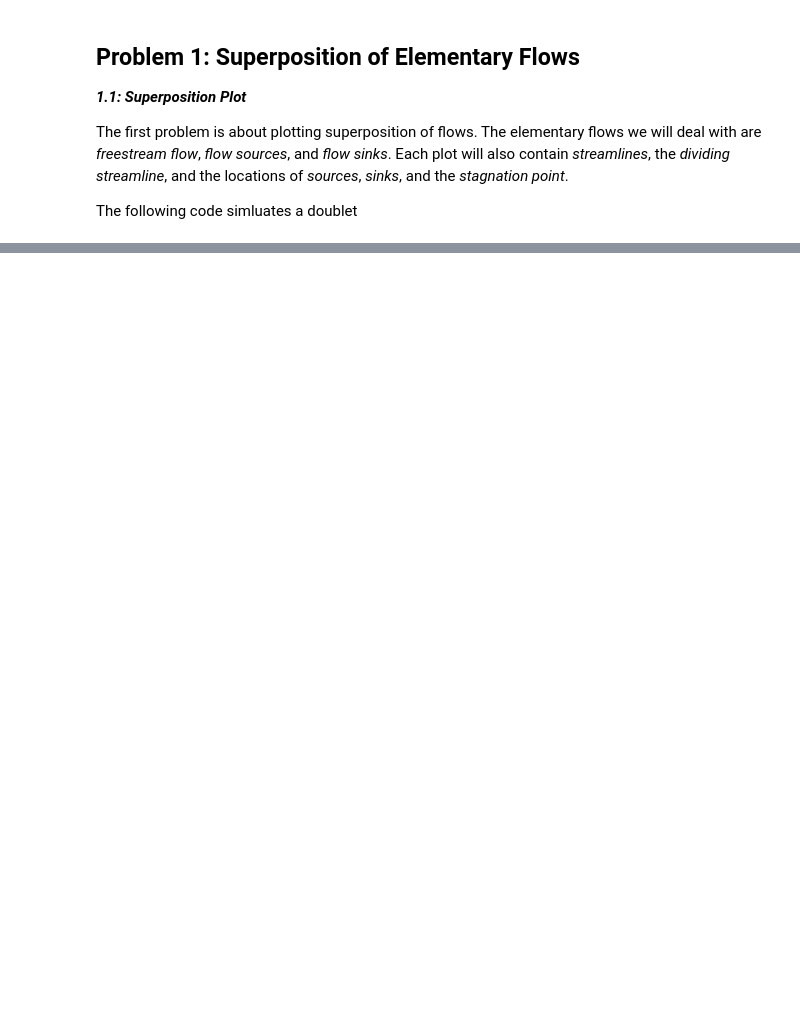
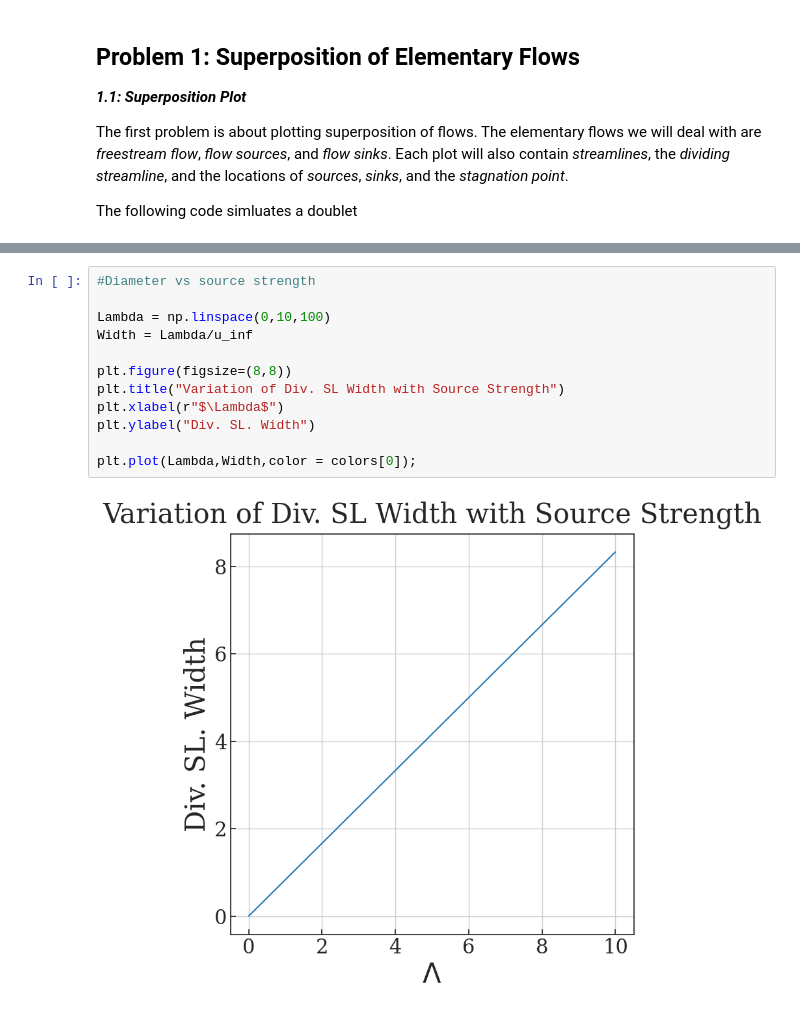
Before and after one commit to ndrichmond/EAE127, a Jupyter notebook: Project 2/EAE127_P2_Richmond_Nicholas.ipynb, the cells around one changed output, grey strips where cells are left out. Cells and saved outputs as stored; diff of their text form; blank space fills up the shorter version.

```diff
--- a/Project 2/EAE127_P2_Richmond_Nicholas.ipynb
+++ b/Project 2/EAE127_P2_Richmond_Nicholas.ipynb
@@ -311,0 +310,14 @@ def get_stream_function_doublet(Kappa, xs, ys, X, Y):
+# %%
+#Diameter vs source strength
+
+Lambda = np.linspace(0,10,100)
+Width = Lambda/u_inf
+
+plt.figure(figsize=(8,8))
+plt.title("Variation of Div. SL Width with Source Strength")
+plt.xlabel(r"$\Lambda$")
+plt.ylabel("Div. SL. Width")
+
+plt.plot(Lambda,Width,color = colors[0]);
+# %% [output]
+[figure, added]
```
Also changed, not shown: parts of 6 cells of this notebook, 1 other file.
